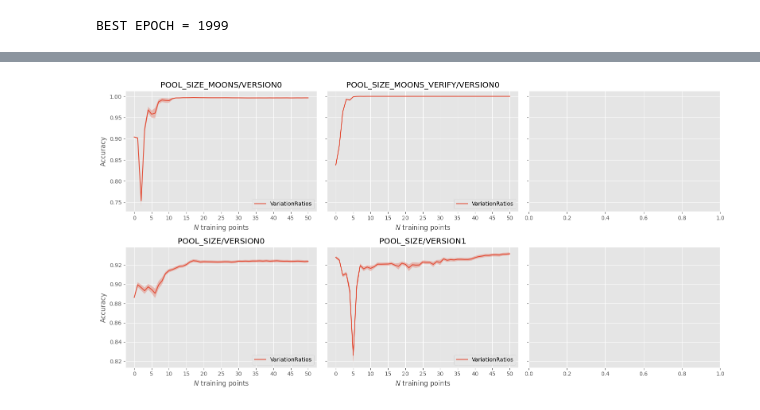
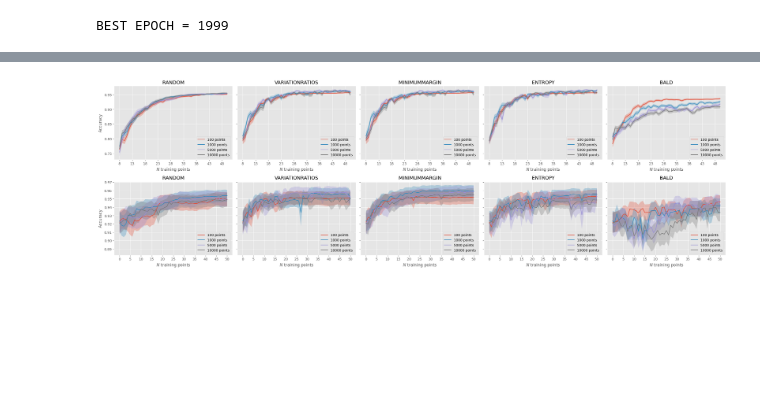
Before and after one commit to albertkjoller/abdl, a Jupyter notebook: notebooks/2D_LLLA.ipynb, the cells around one changed output, grey strips where cells are left out. Saved outputs shown, nothing was run; the diff lists cells and outputs as text; code cells hidden in the pictures; blank space fills up the shorter version.

```diff
--- a/notebooks/2D_LLLA.ipynb
+++ b/notebooks/2D_LLLA.ipynb
@@ -799,22 +799,24 @@ import matplotlib.pyplot as plt
 plt.style.use('ggplot')
 # %%
 acq_functions           = ['Random', 'VariationRatios', 'MinimumMargin', 'Entropy', 'BALD']
-seeds                   = np.arange(100)
 
-experiments_binary      = ['pool_size_moons/version0', 'pool_size_moons/version1', 'pool_size_moons/version2']
+seeds                   = np.arange(98)
+experiments_binary      = ['2D_binary_poolsize/version3', '2D_binary_poolsize/version4', '2D_binary_poolsize/version5', '2D_binary_poolsize/version6']
 _,  results_binary      = combine_results(acq_functions=acq_functions, experiments=experiments_binary, save_dir='../reports', seeds=seeds)
 
-experiments_multiclass  = ['pool_size/version0', 'pool_size/version1']
+seeds                   = np.arange(49)
+experiments_multiclass  = ['2D_multi_poolsize/version3', '2D_multi_poolsize/version4', '2D_multi_poolsize/version5'] #, '2D_multi_poolsize/version6']
 _,  results_multiclass  = combine_results(acq_functions=acq_functions, experiments=experiments_multiclass, save_dir='../reports', seeds=seeds)
 
 
-fig, axs        = plt.subplots(2, 3, sharey='row', figsize=(16, 8))
+fig, axs        = plt.subplots(2, max(len(experiments_binary), len(experiments_multiclass)), sharey='row', figsize=(16, 8))
 for j, (results, experiments) in enumerate([(results_binary, experiments_binary), (results_multiclass, experiments_multiclass)]):
     for i, experiment in enumerate(experiments):
         # Convert to pandas dataframe
         df_             = pd.DataFrame.from_dict(results[experiment])
         # Account for number of initial points in training set
-        df_['N_points'] -= 6 if j == 0 else 12
+        df_['N_points'] -= 4 if j == 0 else 8
+        df_             = df_[8:]
 
         # Plot results case
         df_.plot(x='N_points', y=acq_functions, ax=axs[j, i])
@@ -838,39 +854,43 @@ plt.show()
 # %%
 acq_functions           = ['Random', 'VariationRatios', 'MinimumMargin', 'Entropy', 'BALD']
-acq_functions           = ['VariationRatios']
+
 seeds                   = np.arange(100)
-
-experiments_binary      = ['pool_size_moons/version0', 'pool_size_moons_verify/version0']
+experiments_binary      = ['2D_binary_poolsize/version3', '2D_binary_poolsize/version4', '2D_binary_poolsize/version5', '2D_binary_poolsize/version6']
 _,  results_binary      = combine_results(acq_functions=acq_functions, experiments=experiments_binary, save_dir='../reports', seeds=seeds)
 
-experiments_multiclass  = ['pool_size/version0', 'pool_size/version1']
+seeds                   = np.arange(49)
+experiments_multiclass  = ['2D_multi_poolsize/version3', '2D_multi_poolsize/version4', '2D_multi_poolsize/version5', '2D_multi_poolsize/version6']
 _,  results_multiclass  = combine_results(acq_functions=acq_functions, experiments=experiments_multiclass, save_dir='../reports', seeds=seeds)
 
+versionmap = {'version3': '100 points', 'version4': '1000 points', 'version5': '5000 points', 'version6': '10000 points'}
 
-fig, axs        = plt.subplots(2, 3, sharey='row', figsize=(16, 8))
+fig, axs        = plt.subplots(2, 5, figsize=(26, 8), sharey='row')
 for j, (results, experiments) in enumerate([(results_binary, experiments_binary), (results_multiclass, experiments_multiclass)]):
-    for i, experiment in enumerate(experiments):
+    for _, experiment in enumerate(experiments):
         # Convert to pandas dataframe
         df_             = pd.DataFrame.from_dict(results[experiment])
         # Account for number of initial points in training set
-        df_['N_points'] -= 6 if j == 0 else 12
+        df_['N_points'] -= 4 if j == 0 else 8
+        if j == 0:
+            df_             = df_[8:]
 
-        # Plot results case
-        df_.plot(x='N_points', y=acq_functions, ax=axs[j, i])
-        for acq_fun in acq_functions:
+        for i, acq_fun in enumerate(acq_functions):
+
+            # Plot results case
+            df_[['N_points', acq_fun]].plot(x='N_points', y=acq_fun, ax=axs[j, i], label=versionmap[experiment.split("/")[1]])
             axs[j, i].fill_between(
                 df_['N_points'],
                 df_[acq_fun] - df_[f'{acq_fun}_std'],
                 df_[acq_fun] + df_[f'{acq_fun}_std'],
                 alpha=0.3,
             )
-        axs[j, i].set_ylabel('Accuracy')
-        axs[j, i].set_xlabel('$N$ training points')
-        axs[j, i].set_title(experiment.upper())
-        axs[j, i].set_xticks(df_['N_points'][::5], df_['N_points'][::5])
-        axs[j, i].legend(loc='lower right')
+            axs[j, i].set_ylabel('Accuracy')
+            axs[j, i].set_xlabel('$N$ training points')
+            axs[j, i].set_title(acq_fun.upper())
+            axs[j, i].set_xticks(df_['N_points'][::5], df_['N_points'][::5])
+            axs[j, i].legend(loc='lower right')
 
 plt.tight_layout()
 plt.show()
 # %% [output]
-[figure, old version]
+[figure, new version]
```
Also changed, not shown: parts of 4 cells of this notebook, 7 other files.
